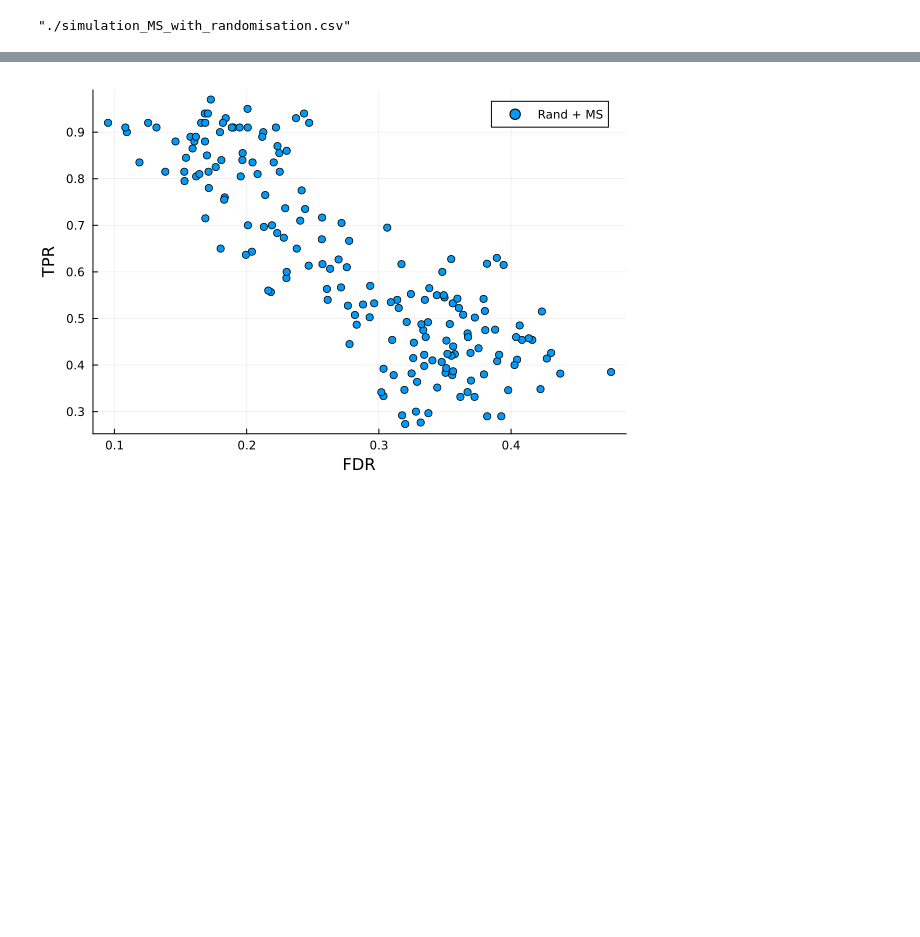
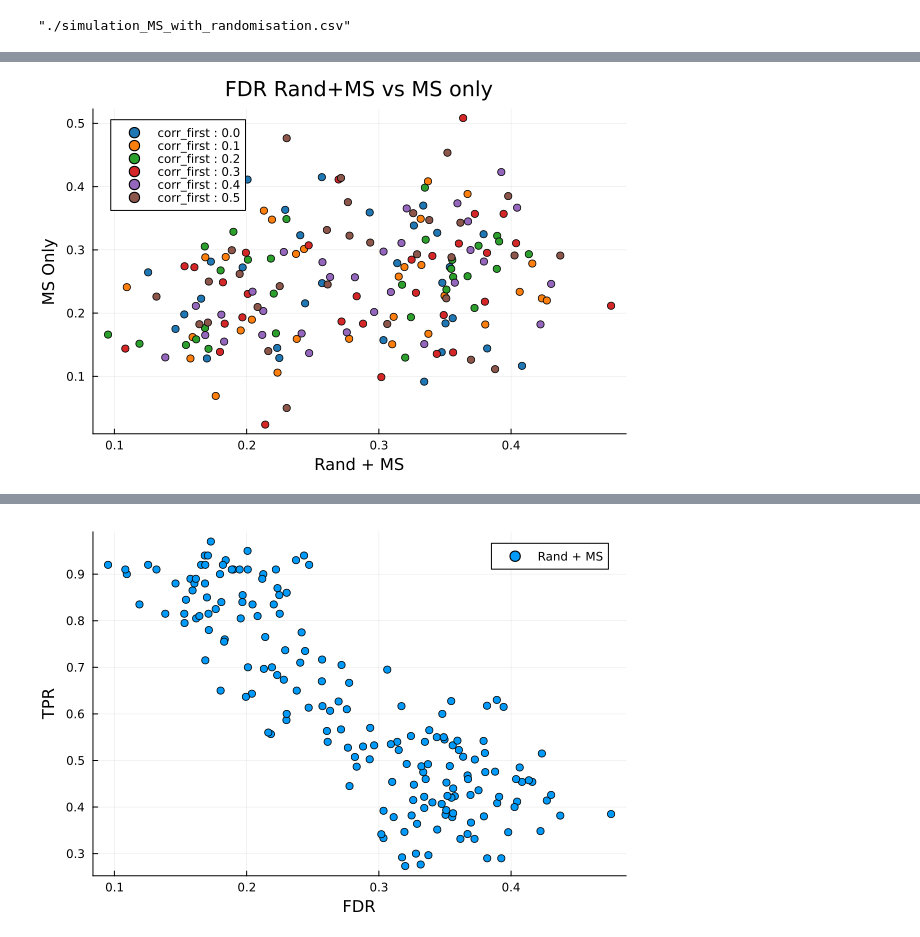
Before and after one commit to marcoelba/SelectiveInference, a Jupyter notebook: src/Comparison_randomisation_ms.ipynb, the cells around one changed output, grey strips where cells are left out. Saved outputs shown, nothing was run; the diff lists cells and outputs as text; code cells hidden in the pictures; blank space fills up the shorter version.

Commit message:
new plots

```diff
--- a/src/Comparison_randomisation_ms.ipynb
+++ b/src/Comparison_randomisation_ms.ipynb
@@ -325,0 +355,31 @@ df_metrics
+# %%
+function scatter_by_variable(;df_variable, array_values)
+
+    plot_scatter = scatter(
+        df_metrics[df_metrics[:, df_variable] .== array_values[1], "FDR_rand_plus_MS"],
+        df_metrics[df_metrics[:, df_variable] .== array_values[1], "FDR_MS_only"],
+        label="$df_variable : $(round(array_values[1], digits=3))",
+        color=palette(:tab10)[1]
+    )
+    title!("FDR Rand+MS vs MS only")
+    xlabel!("Rand + MS")
+    ylabel!("MS Only")
+
+    color = 1
+    for variable_value in array_values[2:length(array_values)]
+        color += 1
+        scatter!(
+            plot_scatter,
+            df_metrics[df_metrics[:, df_variable] .== variable_value, "FDR_rand_plus_MS"],
+            df_metrics[df_metrics[:, df_variable] .== variable_value, "FDR_MS_only"],
+            label="$df_variable : $(round(variable_value, digits=3))",
+            color=palette(:tab10)[color]
+        )
+    end
+    plot_scatter
+
+end;
+# %%
+scatter_by_variable(df_variable="corr_first", array_values=correlations_first_offdiag)
+# %% [output]
+[figure, added]
```
Also changed, not shown: parts of 3 cells of this notebook.
